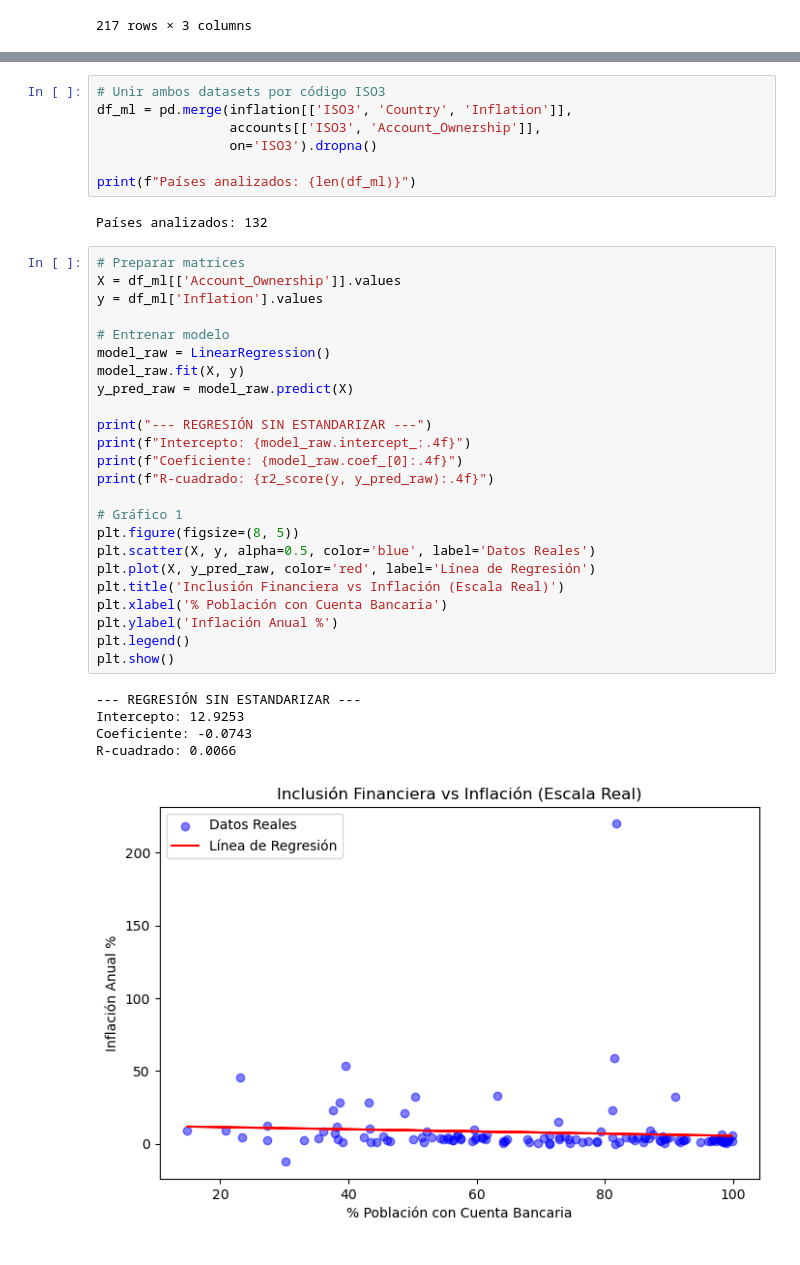
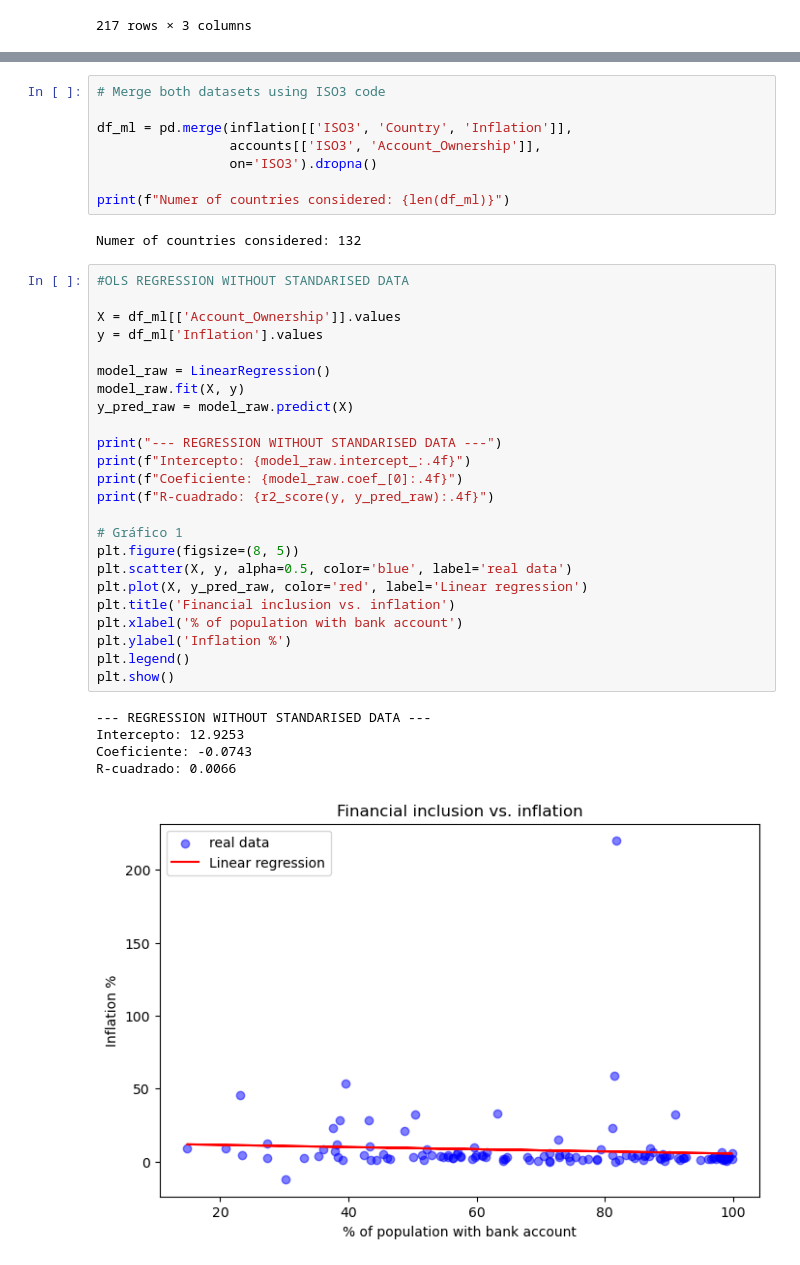
Before and after one commit to CarlosGV1208/CarlosGV1208.github.io, a Jupyter notebook: project/project.ipynb, the cells around one changed output, grey strips where cells are left out. Cells and saved outputs as stored; diff of their text form.

```diff
--- a/project/project.ipynb
+++ b/project/project.ipynb
@@ -681,42 +508,43 @@ inflation
 inflation.columns = ['ISO3', 'Country', 'Inflation']
 accounts.columns = ['ISO3', 'Country_Name', 'Account_Ownership']
 # %%
-# Unir ambos datasets por código ISO3
+# Merge both datasets using ISO3 code
+
 df_ml = pd.merge(inflation[['ISO3', 'Country', 'Inflation']],
                  accounts[['ISO3', 'Account_Ownership']],
                  on='ISO3').dropna()
 
-print(f"Países analizados: {len(df_ml)}")
+print(f"Numer of countries considered: {len(df_ml)}")
 # %% [output]
-Países analizados: 132
+Numer of countries considered: 132
 # %%
-# Preparar matrices
+#OLS REGRESSION WITHOUT STANDARISED DATA
+
 X = df_ml[['Account_Ownership']].values
 y = df_ml['Inflation'].values
 
-# Entrenar modelo
 model_raw = LinearRegression()
 model_raw.fit(X, y)
 y_pred_raw = model_raw.predict(X)
 
-print("--- REGRESIÓN SIN ESTANDARIZAR ---")
+print("--- REGRESSION WITHOUT STANDARISED DATA ---")
 print(f"Intercepto: {model_raw.intercept_:.4f}")
 print(f"Coeficiente: {model_raw.coef_[0]:.4f}")
 print(f"R-cuadrado: {r2_score(y, y_pred_raw):.4f}")
 
 # Gráfico 1
 plt.figure(figsize=(8, 5))
-plt.scatter(X, y, alpha=0.5, color='blue', label='Datos Reales')
-plt.plot(X, y_pred_raw, color='red', label='Línea de Regresión')
-plt.title('Inclusión Financiera vs Inflación (Escala Real)')
-plt.xlabel('% Población con Cuenta Bancaria')
-plt.ylabel('Inflación Anual %')
+plt.scatter(X, y, alpha=0.5, color='blue', label='real data')
+plt.plot(X, y_pred_raw, color='red', label='Linear regression')
+plt.title('Financial inclusion vs. inflation')
+plt.xlabel('% of population with bank account')
+plt.ylabel('Inflation %')
 plt.legend()
 plt.show()
 # %% [output]
---- REGRESIÓN SIN ESTANDARIZAR ---
+--- REGRESSION WITHOUT STANDARISED DATA ---
 Intercepto: 12.9253
 Coeficiente: -0.0743
 R-cuadrado: 0.0066
-[figure, old version]
+[figure, new version]
 # %%
```
Also changed, not shown: parts of 48 cells of this notebook.
